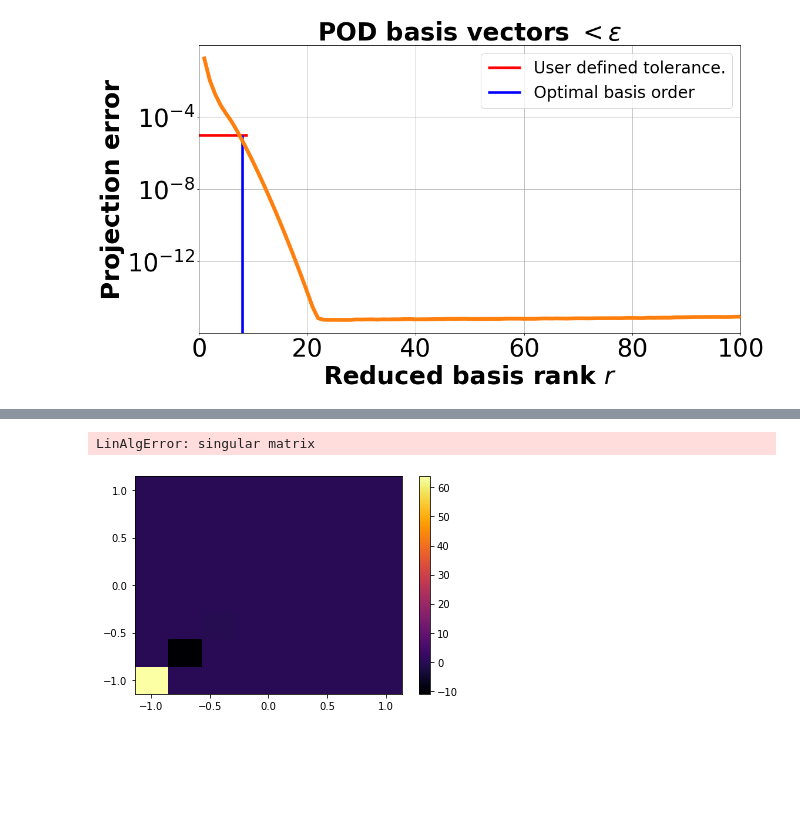
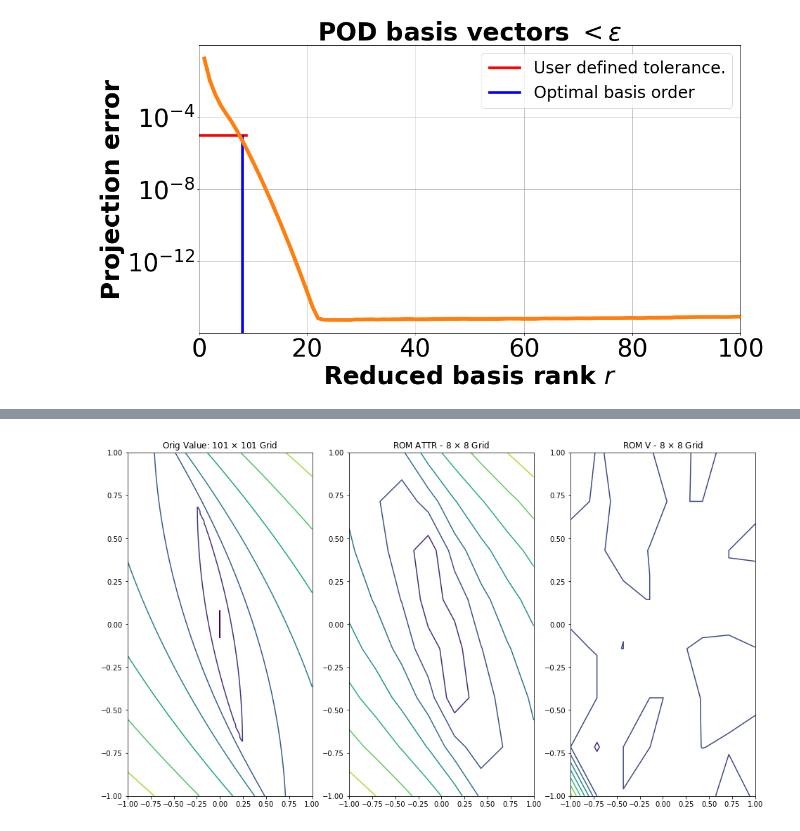
Before and after one commit to robotsorcerer/ComplexBRAT, a Jupyter notebook: Notes/double_integrator_pgd.ipynb, the cells around one changed output, grey strips where cells are left out. Cells and saved outputs as stored; diff of their text form; code cells hidden in the pictures; blank space fills up the shorter version.

```diff
--- a/Notes/double_integrator_pgd.ipynb
+++ b/Notes/double_integrator_pgd.ipynb
@@ -355,34 +382,0 @@ y.shape
-# %%
-
-# calculate associated rhs functions on the reduced model
-gmin = np.array(([[-1, -1]]),dtype=np.float64).T
-gmax = np.array(([[1, 1]]),dtype=np.float64).T
-gr = createGrid(gmin, gmax, 8, None)
-
-dint_rob = DoubleIntegratorROB(gr)
-reduced_data = Bundle(dict(innerFunc = termLaxFriedrichs,
-            innerData = Bundle({'grid':gr,
-                'hamFunc': dint_rob.hamiltonian,
-                'partialFunc': dint_rob.dissipation,
-                'dissFunc': artificialDissipationGLF,
-                'CoStateCalc': upwindFirstENO2,
-                }),
-                positive = False,  # we want to solve a min problem
-            ))
-
-y = copy.copy(value_rob.flatten())
-y, reduced_data = postTimeStepTTR(0, y, reduced_data)
-value_func = cp.asarray(copy.copy(y.reshape(gr.shape)))
-# %%
-gr.xs = [cp.asarray(x) for x in gr.xs]
-Hx, stepBound, reduced_data  = termRestrictUpdate(0, y, reduced_data)
-# %%
-la.inv(np.zeros((2,2))+realmin)
-# %% [output]
-LinAlgError: singular matrix
-# %%
-cdata = plt.pcolormesh(gr.xs[0].get(), gr.xs[1].get(), value_rob, shading="nearest", cmap="inferno")
-plt.colorbar(cdata)
-plt.show()
-# %% [output]
-[figure, removed]
@@ -388,0 +385,19 @@ plt.show()
+# %%
+f, ax = plt.subplots(1,3, figsize=(16, 9))
+mttr_red = dint_rob.mttr()
+ax = plt.subplot(131)
+ax.set_title(rf'Orig Value: {value_init.shape[0]} $\times$ {value_init.shape[1]} Grid')
+ax.contour(g.xs[0].get(), g.xs[1].get(), attr)
+
+ax = plt.subplot(132)
+ax.contour(gr.xs[0], gr.xs[1], mttr_red)
+ax.set_title(rf'ROM ATTR - {value_rob.shape[0]} $\times$ {value_rob.shape[1]} Grid')
+
+
+ax = plt.subplot(133)
+ax.contour(gr.xs[0], gr.xs[1], value_rob)
+ax.set_title(rf'ROM V - {value_rob.shape[0]} $\times$ {value_rob.shape[1]} Grid')
+
+plt.show()
+# %% [output]
+[figure, added]
```
Also changed, not shown: parts of 13 cells of this notebook, 5 other files.
